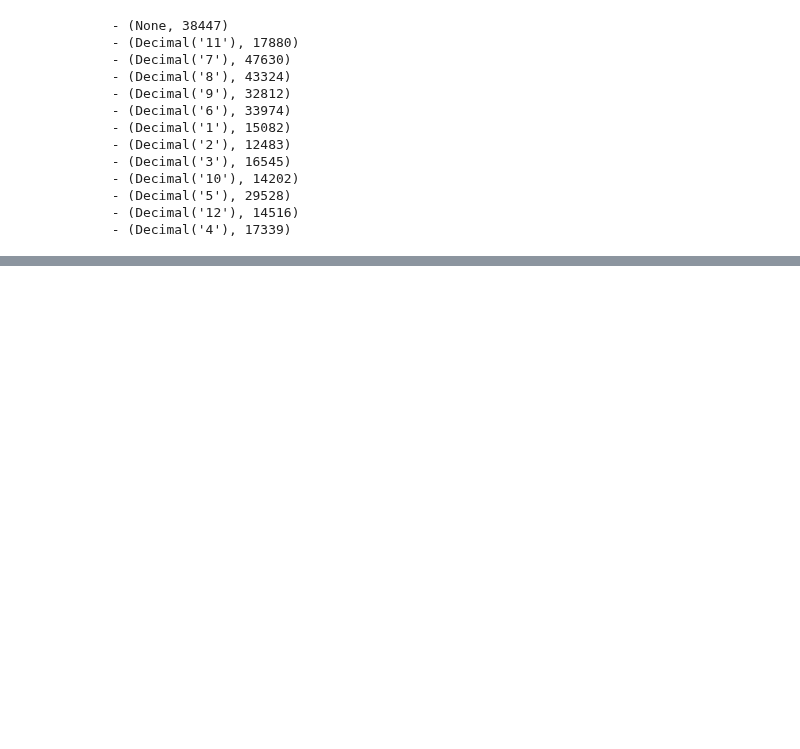
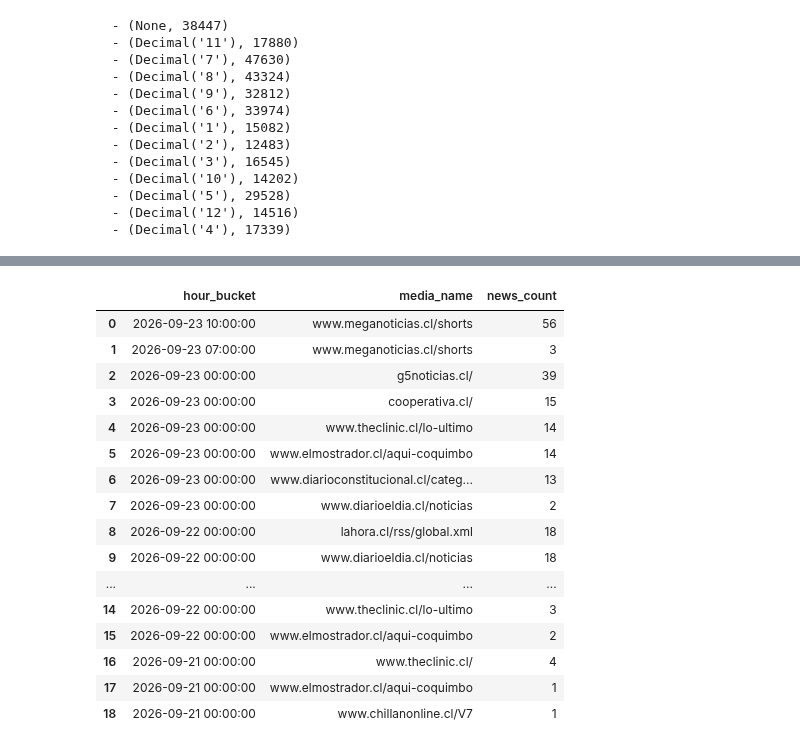
Before and after one commit to Orion89/news-dashboard, a Jupyter notebook: exploracion_inicial.ipynb, the cells around one changed output, grey strips where cells are left out. Saved outputs shown, nothing was run; the diff lists cells and outputs as text; code cells hidden in the pictures; blank space fills up the shorter version.

```diff
--- a/exploracion_inicial.ipynb
+++ b/exploracion_inicial.ipynb
@@ -15,6 +24,8 @@ load_dotenv()
 True
 # %%
 DATABASE_URL = os.getenv("POSTGRES_URI")
+pd.options.display.max_rows = 100
+pd.options.display.max_seq_items = 300
 # %%
 # os.environ.pop('POSTGRES_URI', None)
 # %% [markdown]
@@ -143,0 +304,52 @@ print(resultado)
+# %%
+query_top_10_picos = """
+WITH MaxHourlyPeak AS (
+    -- Buscamos los 10 medios con el récord más alto de publicaciones en una sola hora
+    SELECT media_name, MAX(news_count) AS max_news_in_one_hour
+    FROM (
+        SELECT media_name, date_trunc('hour', date) AS hour_bucket, COUNT(id) AS news_count
+        FROM news_db.news_chile
+        WHERE date >= CURRENT_TIMESTAMP - INTERVAL '3 days'
+        GROUP BY media_name, hour_bucket
+    ) sub
+    GROUP BY media_name
+    ORDER BY max_news_in_one_hour DESC
+    LIMIT 10
+)
+-- Obtenemos el historial de esos 10 medios específicos
+SELECT
+    date_trunc('hour', n.date) AS hour_bucket,
+    n.media_name,
+    COUNT(n.id) AS news_count
+FROM news_db.news_chile n
+JOIN MaxHourlyPeak mhp ON n.media_name = mhp.media_name
+WHERE n.date >= CURRENT_TIMESTAMP - INTERVAL '3 days'
+GROUP BY
+    hour_bucket,
+    n.media_name
+ORDER BY
+    hour_bucket DESC,
+    news_count DESC;
+"""
+
+df_top_10_picos = con.execute(query_top_10_picos).fetchdf()
+# %%
+df_top_10_picos
+# %% [output]
+|  | hour_bucket | media_name | news_count |
+| 0 | 2026-09-23 10:00:00 | www.meganoticias.cl/shorts | 56 |
+| 1 | 2026-09-23 07:00:00 | www.meganoticias.cl/shorts | 3 |
+| 2 | 2026-09-23 00:00:00 | g5noticias.cl/ | 39 |
+| 3 | 2026-09-23 00:00:00 | cooperativa.cl/ | 15 |
+| 4 | 2026-09-23 00:00:00 | www.theclinic.cl/lo-ultimo | 14 |
+| 5 | 2026-09-23 00:00:00 | www.elmostrador.cl/aqui-coquimbo | 14 |
+| 6 | 2026-09-23 00:00:00 | www.diarioconstitucional.cl/categ... | 13 |
+| 7 | 2026-09-23 00:00:00 | www.diarioeldia.cl/noticias | 2 |
+| 8 | 2026-09-22 00:00:00 | lahora.cl/rss/global.xml | 18 |
+| 9 | 2026-09-22 00:00:00 | www.diarioeldia.cl/noticias | 18 |
+| ... | ... | ... | ... |
+| 14 | 2026-09-22 00:00:00 | www.theclinic.cl/lo-ultimo | 3 |
+| 15 | 2026-09-22 00:00:00 | www.elmostrador.cl/aqui-coquimbo | 2 |
+| 16 | 2026-09-21 00:00:00 | www.theclinic.cl/ | 4 |
+| 17 | 2026-09-21 00:00:00 | www.elmostrador.cl/aqui-coquimbo | 1 |
+| 18 | 2026-09-21 00:00:00 | www.chillanonline.cl/V7 | 1 |
```
Also changed, not shown: parts of 30 cells of this notebook.
